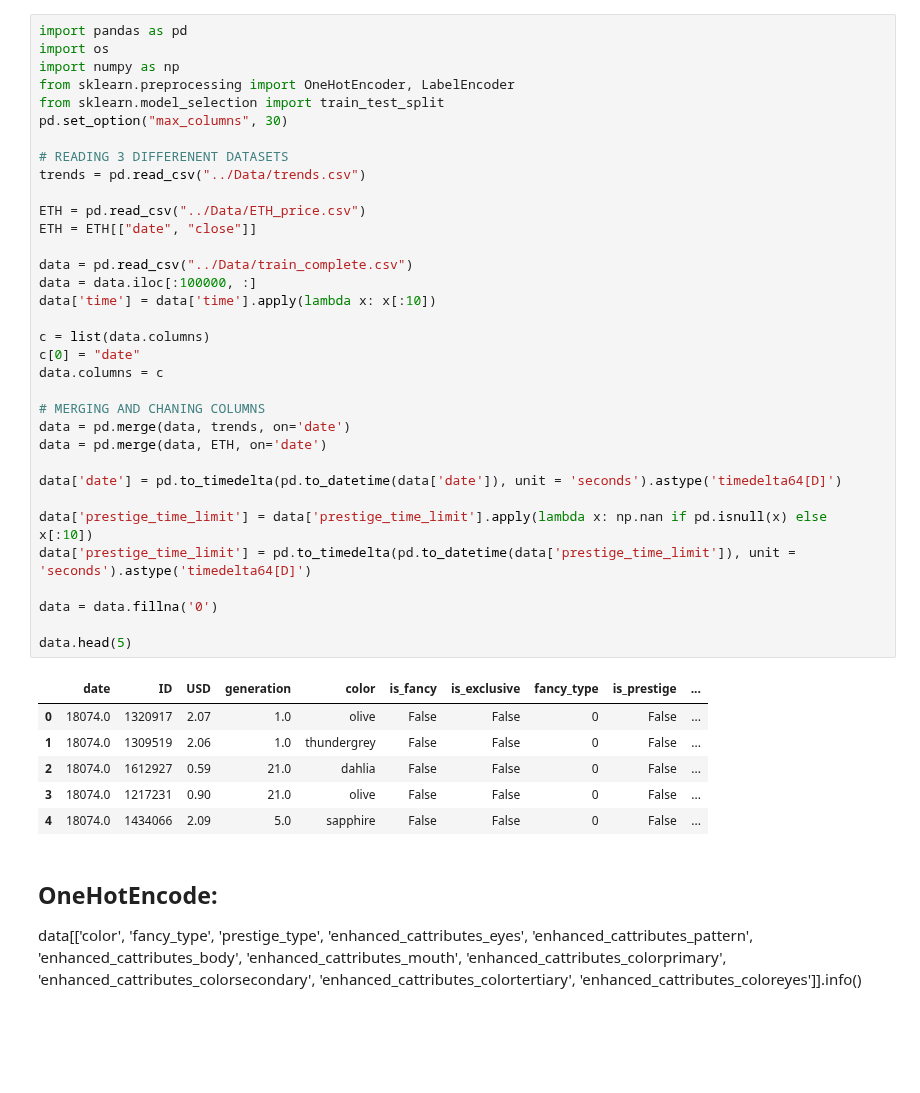
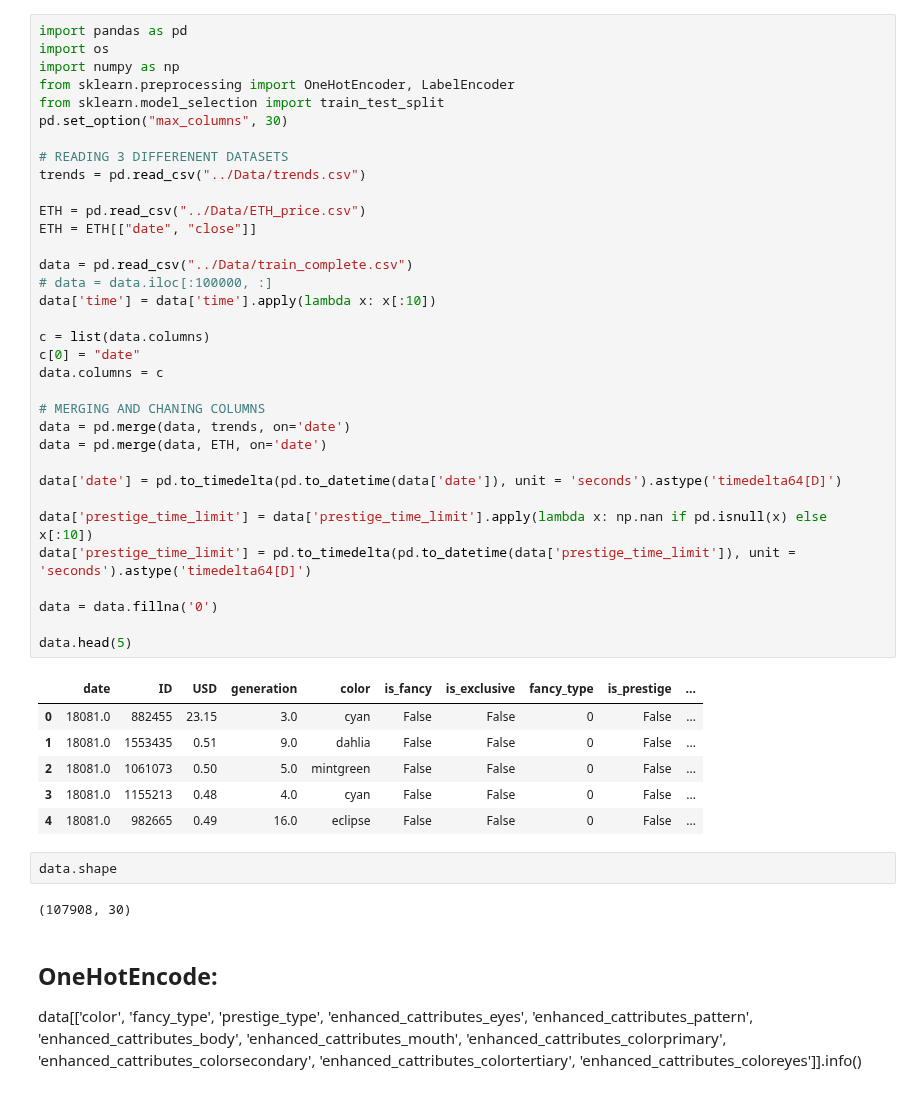
Before and after one commit to DylanBedetti/Trading-Cryptokitties, a Jupyter notebook: Model/Testing Model.ipynb, the cells around one changed output. Saved outputs shown, nothing was run; the diff lists cells and outputs as text; blank space fills up the shorter version.

```diff
--- a/Model/Testing Model.ipynb
+++ b/Model/Testing Model.ipynb
@@ -6,39 +6,43 @@ from sklearn.preprocessing import OneHotEncoder, LabelEncoder
 from sklearn.model_selection import train_test_split
 pd.set_option("max_columns", 30)
 
 # READING 3 DIFFERENENT DATASETS
 trends = pd.read_csv("../Data/trends.csv")
 
 ETH = pd.read_csv("../Data/ETH_price.csv")
 ETH = ETH[["date", "close"]]
 
 data = pd.read_csv("../Data/train_complete.csv")
-data = data.iloc[:100000, :]
+# data = data.iloc[:100000, :]
 data['time'] = data['time'].apply(lambda x: x[:10])
 
 c = list(data.columns)
 c[0] = "date"
 data.columns = c
 
 # MERGING AND CHANING COLUMNS
 data = pd.merge(data, trends, on='date')
 data = pd.merge(data, ETH, on='date')
 
 data['date'] = pd.to_timedelta(pd.to_datetime(data['date']), unit = 'seconds').astype('timedelta64[D]')
 
 data['prestige_time_limit'] = data['prestige_time_limit'].apply(lambda x: np.nan if pd.isnull(x) else x[:10])
 data['prestige_time_limit'] = pd.to_timedelta(pd.to_datetime(data['prestige_time_limit']), unit = 'seconds').astype('timedelta64[D]')
 
 data = data.fillna('0')
 
 data.head(5)
 # %% [output]
 |  | date | ID | USD | generation | color | is_fancy | is_exclusive | fancy_type | is_prestige | ... |
-| 0 | 18074.0 | 1320917 | 2.07 | 1.0 | olive | False | False | 0 | False | ... |
-| 1 | 18074.0 | 1309519 | 2.06 | 1.0 | thundergrey | False | False | 0 | False | ... |
-| 2 | 18074.0 | 1612927 | 0.59 | 21.0 | dahlia | False | False | 0 | False | ... |
-| 3 | 18074.0 | 1217231 | 0.90 | 21.0 | olive | False | False | 0 | False | ... |
-| 4 | 18074.0 | 1434066 | 2.09 | 5.0 | sapphire | False | False | 0 | False | ... |
+| 0 | 18081.0 | 882455 | 23.15 | 3.0 | cyan | False | False | 0 | False | ... |
+| 1 | 18081.0 | 1553435 | 0.51 | 9.0 | dahlia | False | False | 0 | False | ... |
+| 2 | 18081.0 | 1061073 | 0.50 | 5.0 | mintgreen | False | False | 0 | False | ... |
+| 3 | 18081.0 | 1155213 | 0.48 | 4.0 | cyan | False | False | 0 | False | ... |
+| 4 | 18081.0 | 982665 | 0.49 | 16.0 | eclipse | False | False | 0 | False | ... |
+# %%
+data.shape
+# %% [output]
+(107908, 30)
 # %% [markdown]
 ## OneHotEncode:
 
```
Also changed, not shown: parts of 10 cells of this notebook, 10 other files.
